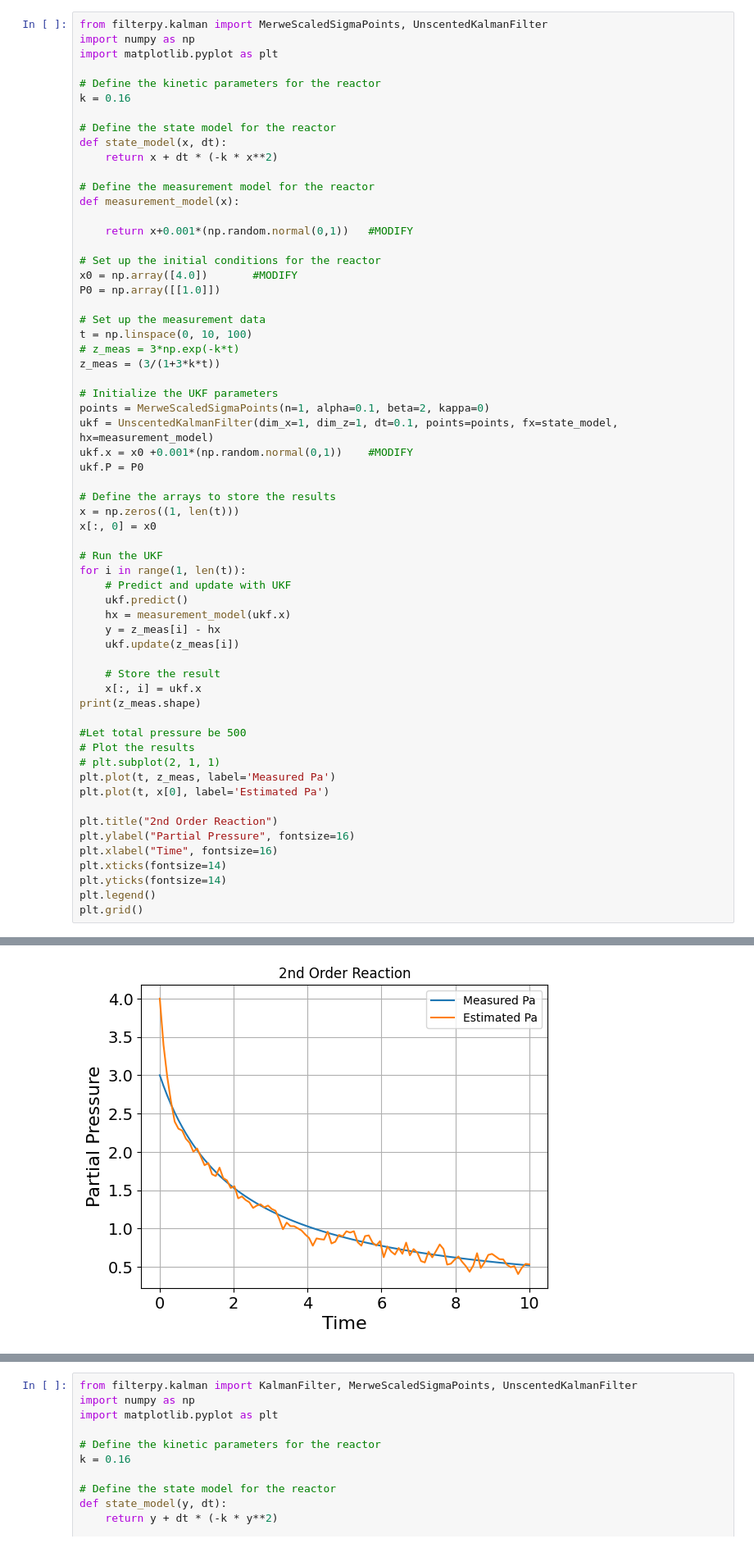
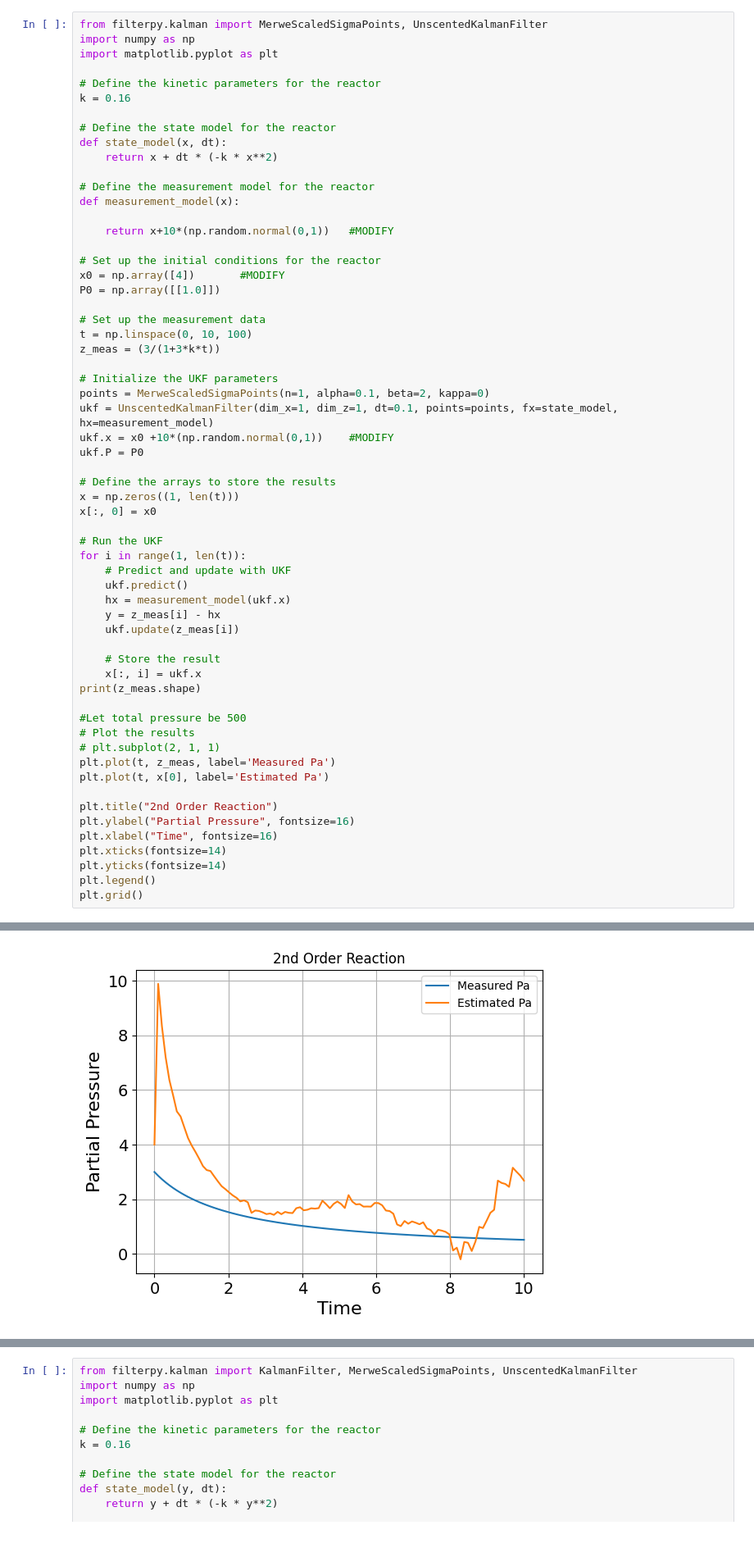
Before and after one commit to Amokmac07/B.Tech-Final-year-Project, a Jupyter notebook: KF_UKF_compare.ipynb, the cells around one changed output, grey strips where cells are left out. Shown: that part at 82% size. Cells and saved outputs as stored; diff of their text form.

```diff
--- a/KF_UKF_compare.ipynb
+++ b/KF_UKF_compare.ipynb
@@ -83,52 +153,51 @@ def state_model(x, dt):
 # Define the measurement model for the reactor
 def measurement_model(x):
 
-    return x+0.001*(np.random.normal(0,1))   #MODIFY
+    return x+10*(np.random.normal(0,1))   #MODIFY
 
 # Set up the initial conditions for the reactor
-x0 = np.array([4.0])       #MODIFY
+x0 = np.array([4])       #MODIFY
 P0 = np.array([[1.0]])
 
 # Set up the measurement data
 t = np.linspace(0, 10, 100)
-# z_meas = 3*np.exp(-k*t)
 z_meas = (3/(1+3*k*t))
 
 # Initialize the UKF parameters
 points = MerweScaledSigmaPoints(n=1, alpha=0.1, beta=2, kappa=0)
 ukf = UnscentedKalmanFilter(dim_x=1, dim_z=1, dt=0.1, points=points, fx=state_model, hx=measurement_model)
-ukf.x = x0 +0.001*(np.random.normal(0,1))    #MODIFY
+ukf.x = x0 +10*(np.random.normal(0,1))    #MODIFY
 ukf.P = P0
 
 # Define the arrays to store the results
 x = np.zeros((1, len(t)))
 x[:, 0] = x0
 
 # Run the UKF
 for i in range(1, len(t)):
     # Predict and update with UKF
     ukf.predict()
     hx = measurement_model(ukf.x)
     y = z_meas[i] - hx
     ukf.update(z_meas[i])
 
     # Store the result
     x[:, i] = ukf.x
 print(z_meas.shape)
 
 #Let total pressure be 500
 # Plot the results
 # plt.subplot(2, 1, 1)
 plt.plot(t, z_meas, label='Measured Pa')
 plt.plot(t, x[0], label='Estimated Pa')
 
 plt.title("2nd Order Reaction")
 plt.ylabel("Partial Pressure", fontsize=16)
 plt.xlabel("Time", fontsize=16)
 plt.xticks(fontsize=14)
 plt.yticks(fontsize=14)
 plt.legend()
 plt.grid()
 # %% [output]
 (100,)
-[figure, old version]
+[figure, new version]
```
Also changed, not shown: parts of 5 cells of this notebook, 10 other files.
